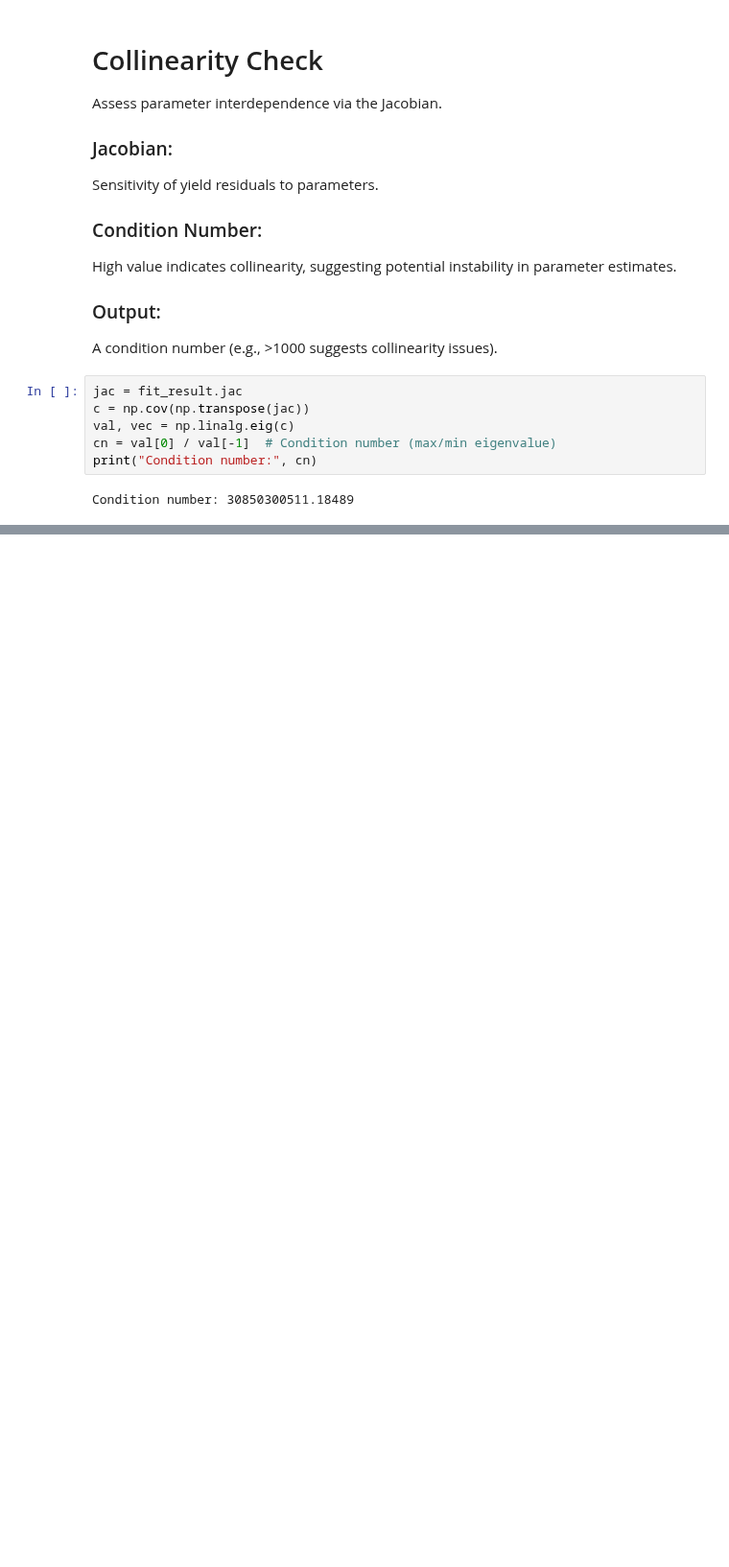
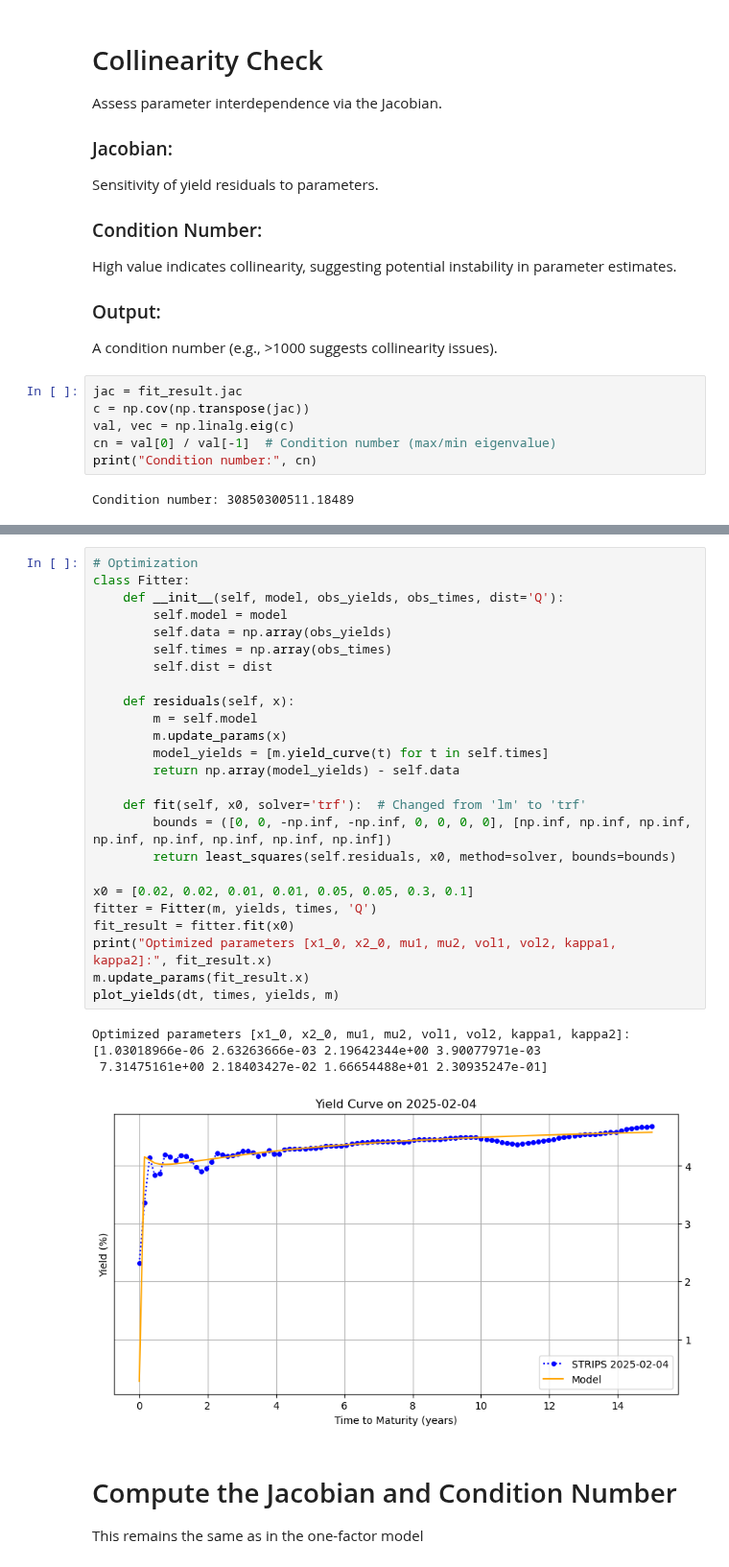
Before and after one commit to divija-rao/FixedIncome, a Jupyter notebook: Vasicek Model.ipynb, the cells around one changed output, grey strips where cells are left out. Shown at 96% size. Cells and saved outputs as stored; diff of their text form; blank space fills up the shorter version.

```diff
--- a/Vasicek Model.ipynb
+++ b/Vasicek Model.ipynb
@@ -363,0 +628,32 @@ Condition number: 30850300511.18489
+# %%
+# Optimization
+class Fitter:
+    def __init__(self, model, obs_yields, obs_times, dist='Q'):
+        self.model = model
+        self.data = np.array(obs_yields)
+        self.times = np.array(obs_times)
+        self.dist = dist
+
+    def residuals(self, x):
+        m = self.model
+        m.update_params(x)
+        model_yields = [m.yield_curve(t) for t in self.times]
+        return np.array(model_yields) - self.data
+
+    def fit(self, x0, solver='trf'):  # Changed from 'lm' to 'trf'
+        bounds = ([0, 0, -np.inf, -np.inf, 0, 0, 0, 0], [np.inf, np.inf, np.inf, np.inf, np.inf, np.inf, np.inf, np.inf])
+        return least_squares(self.residuals, x0, method=solver, bounds=bounds)
+
+x0 = [0.02, 0.02, 0.01, 0.01, 0.05, 0.05, 0.3, 0.1]
+fitter = Fitter(m, yields, times, 'Q')
+fit_result = fitter.fit(x0)
+print("Optimized parameters [x1_0, x2_0, mu1, mu2, vol1, vol2, kappa1, kappa2]:", fit_result.x)
+m.update_params(fit_result.x)
+plot_yields(dt, times, yields, m)
+# %% [output]
+Optimized parameters [x1_0, x2_0, mu1, mu2, vol1, vol2, kappa1, kappa2]: [1.03018966e-06 2.63263666e-03 2.19642344e+00 3.90077971e-03
+ 7.31475161e+00 2.18403427e-02 1.66654488e+01 2.30935247e-01]
+[figure, added]
+# %% [markdown]
+# Compute the Jacobian and Condition Number
+This remains the same as in the one-factor model
```
Also changed, not shown: parts of 12 cells of this notebook.
